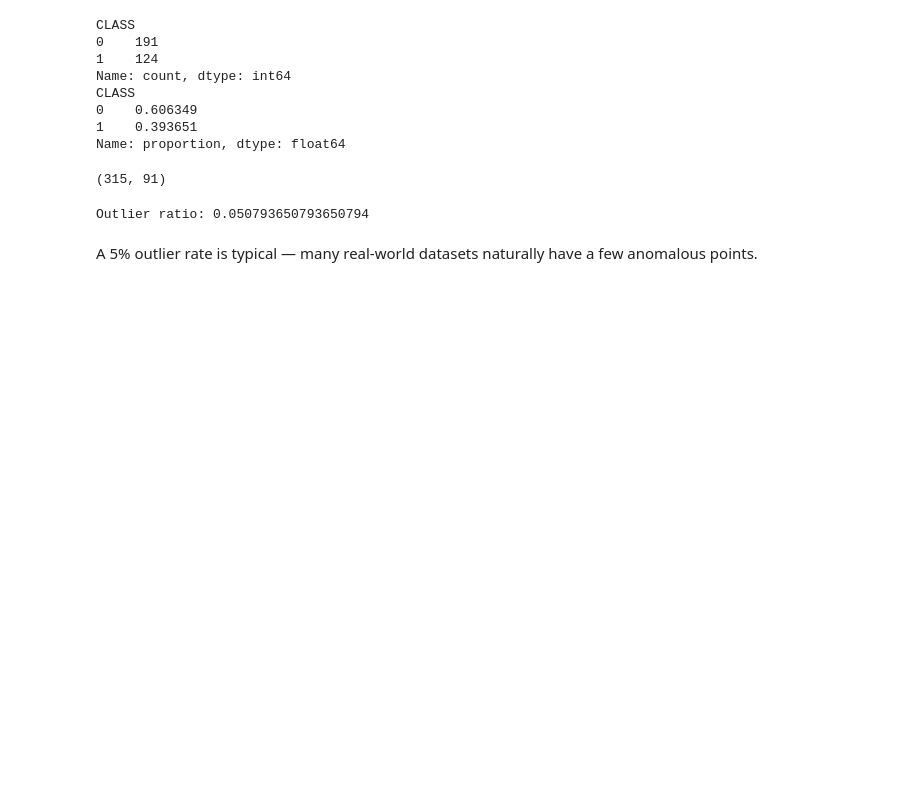
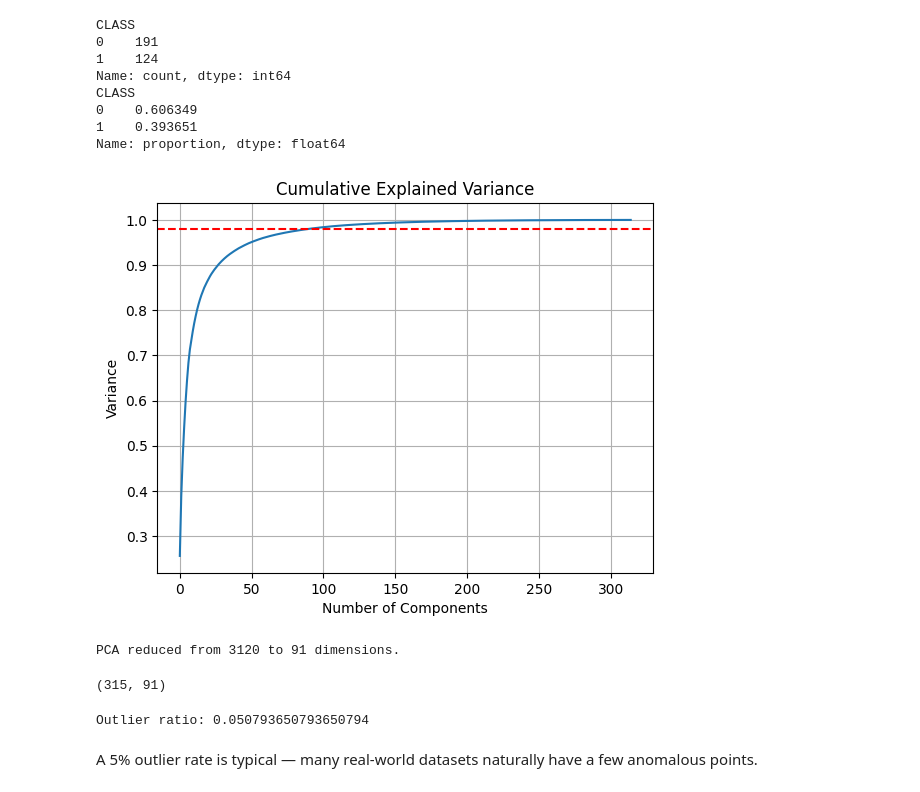
Before and after one commit to Priyanka32-gif/Tibia_bone_Classification, a Jupyter notebook: notebooks/Data_preprocessing_tibia_data.ipynb, the cells around one changed output. Drawn from its saved outputs; the diff is of its cells as text; code cells hidden in the pictures; blank space fills up the shorter version.

```diff
--- a/notebooks/Data_preprocessing_tibia_data.ipynb
+++ b/notebooks/Data_preprocessing_tibia_data.ipynb
@@ -532,6 +532,23 @@ X_scaled = scaler.fit_transform(X)
 # apply principle component analysis on saled features
 pca = PCA(n_components=0.98)
 X_pca = pca.fit_transform(X_scaled)
+# %%
+# plot explained variance (PCA): how many components really matters
+pca_full = PCA().fit(X_scaled)
+plt.plot(np.cumsum(pca_full.explained_variance_ratio_))
+plt.axhline(0.98, color='r', linestyle='--')
+plt.title("Cumulative Explained Variance")
+plt.xlabel("Number of Components")
+plt.ylabel("Variance")
+plt.grid(True)
+plt.show()
+# %% [output]
+[figure, added]
+# %%
+# check number of components choosen
+print(f"PCA reduced from {X_scaled.shape[1]} to {X_pca.shape[1]} dimensions.")
+# %% [output]
+PCA reduced from 3120 to 91 dimensions.
 # %%
 X_pca.shape
 # %% [output]
```
Also changed, not shown: parts of 6 cells of this notebook, 7 other files.
